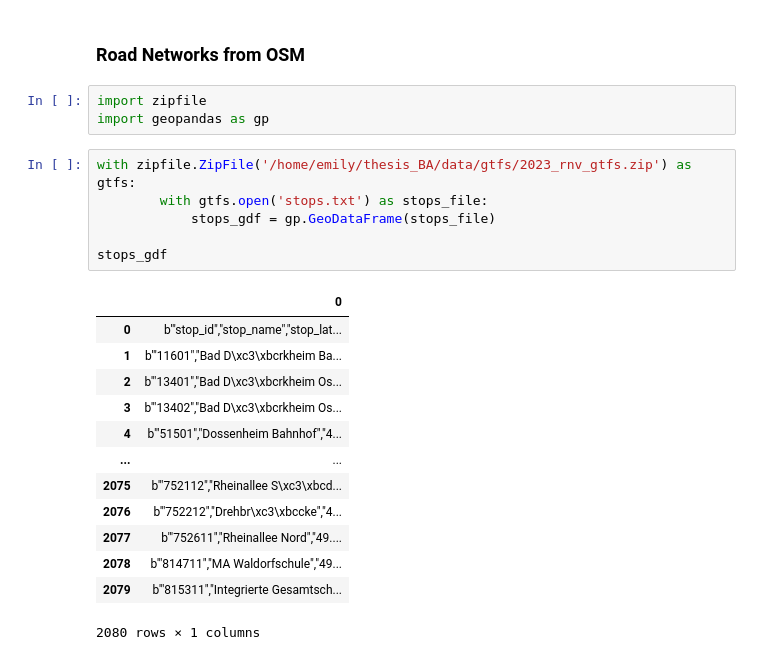
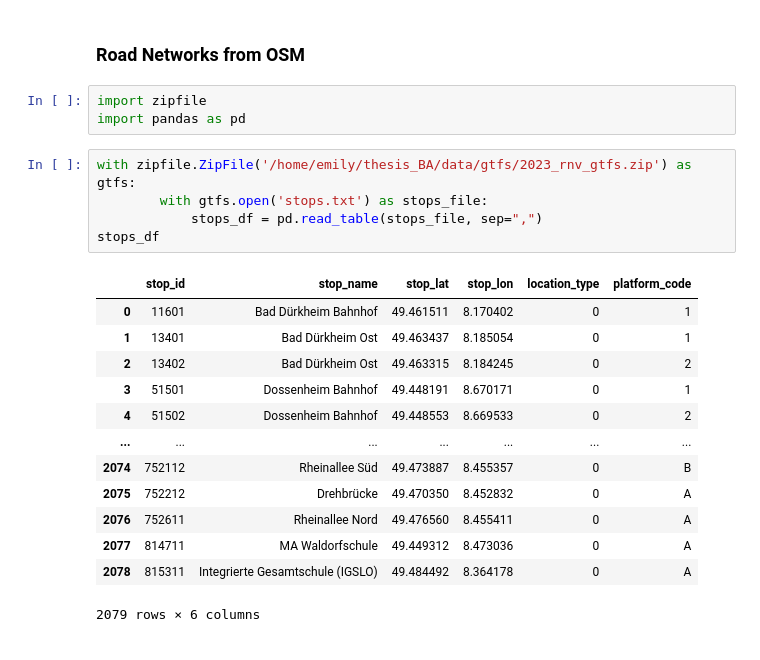
Before and after one commit to Chwiggy/BA-Thesis, a Jupyter notebook: src/playground.ipynb, the cells around one changed output. Cells and saved outputs as stored; diff of their text form.

Commit message:
work on data import #2

```diff
--- a/src/playground.ipynb
+++ b/src/playground.ipynb
@@ -81,24 +81,23 @@ travel_times.explore("travel_time", cmap="Greens")
 ### Road Networks from OSM
 # %%
 import zipfile
-import geopandas as gp
+import pandas as pd
 # %%
 with zipfile.ZipFile('/home/emily/thesis_BA/data/gtfs/2023_rnv_gtfs.zip') as gtfs:
         with gtfs.open('stops.txt') as stops_file:
-            stops_gdf = gp.GeoDataFrame(stops_file)
-
-stops_gdf
+            stops_df = pd.read_table(stops_file, sep=",")
+stops_df
 # %% [output]
-|  | 0 |
-| 0 | b'"stop_id","stop_name","stop_lat... |
-| 1 | b'"11601","Bad D\xc3\xbcrkheim Ba... |
-| 2 | b'"13401","Bad D\xc3\xbcrkheim Os... |
-| 3 | b'"13402","Bad D\xc3\xbcrkheim Os... |
-| 4 | b'"51501","Dossenheim Bahnhof","4... |
-| ... | ... |
-| 2075 | b'"752112","Rheinallee S\xc3\xbcd... |
-| 2076 | b'"752212","Drehbr\xc3\xbccke","4... |
-| 2077 | b'"752611","Rheinallee Nord","49.... |
-| 2078 | b'"814711","MA Waldorfschule","49... |
-| 2079 | b'"815311","Integrierte Gesamtsch... |
+|  | stop_id | stop_name | stop_lat | stop_lon | location_type | platform_code |
+| 0 | 11601 | Bad Dürkheim Bahnhof | 49.461511 | 8.170402 | 0 | 1 |
+| 1 | 13401 | Bad Dürkheim Ost | 49.463437 | 8.185054 | 0 | 1 |
+| 2 | 13402 | Bad Dürkheim Ost | 49.463315 | 8.184245 | 0 | 2 |
+| 3 | 51501 | Dossenheim Bahnhof | 49.448191 | 8.670171 | 0 | 1 |
+| 4 | 51502 | Dossenheim Bahnhof | 49.448553 | 8.669533 | 0 | 2 |
+| ... | ... | ... | ... | ... | ... | ... |
+| 2074 | 752112 | Rheinallee Süd | 49.473887 | 8.455357 | 0 | B |
+| 2075 | 752212 | Drehbrücke | 49.470350 | 8.452832 | 0 | A |
+| 2076 | 752611 | Rheinallee Nord | 49.476560 | 8.455411 | 0 | A |
+| 2077 | 814711 | MA Waldorfschule | 49.449312 | 8.473036 | 0 | A |
+| 2078 | 815311 | Integrierte Gesamtschule (IGSLO) | 49.484492 | 8.364178 | 0 | A |
-2080 rows × 1 columns
+2079 rows × 6 columns
```
Also changed, not shown: parts of 3 cells of this notebook.
